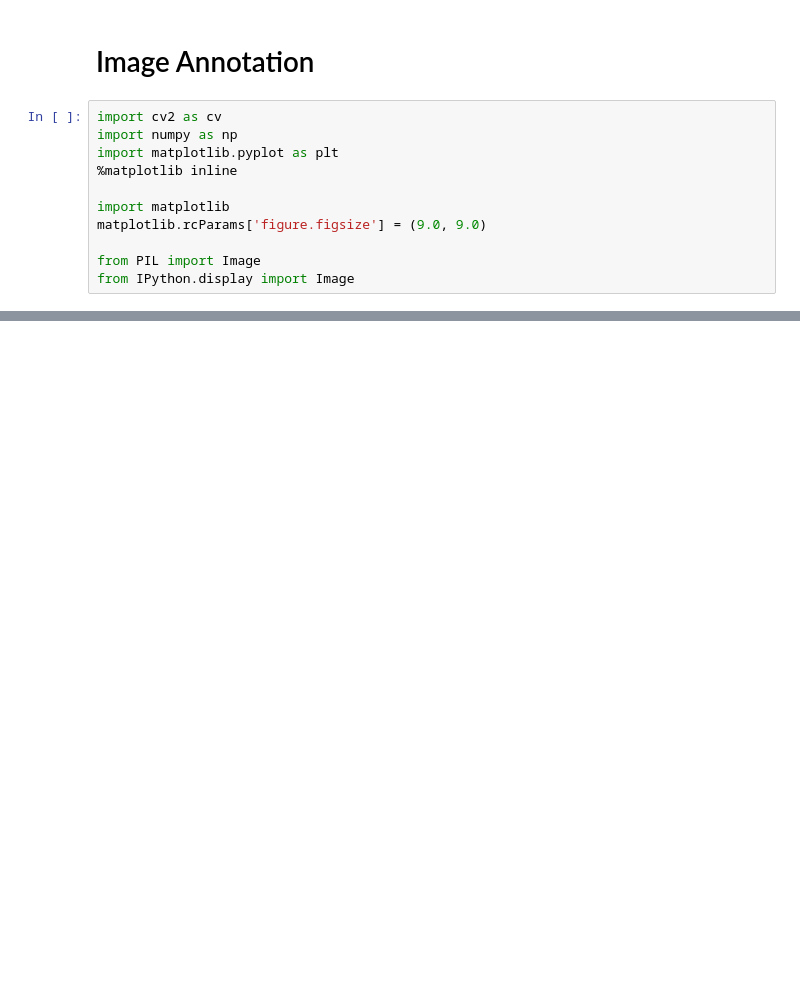
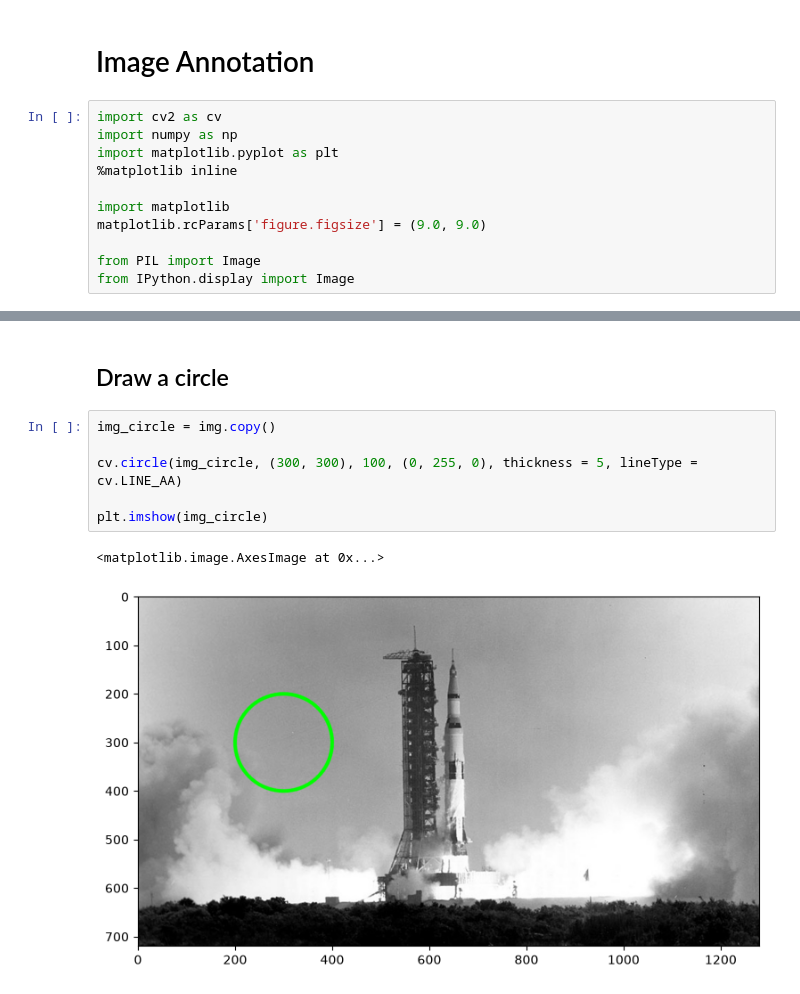
Before and after one commit to qzgeorget/2026-27-prep, a Jupyter notebook: OpenCVBootcamp/Notebooks/Image_Annotation.ipynb, the cells around one changed output, grey strips where cells are left out. Cells and saved outputs as stored; diff of their text form; blank space fills up the shorter version.

```diff
--- a/OpenCVBootcamp/Notebooks/Image_Annotation.ipynb
+++ b/OpenCVBootcamp/Notebooks/Image_Annotation.ipynb
@@ -21,0 +34,11 @@ plt.imshow(img)
+# %% [markdown]
+## Draw a circle
+# %%
+img_circle = img.copy()
+
+cv.circle(img_circle, (300, 300), 100, (0, 255, 0), thickness = 5, lineType = cv.LINE_AA)
+
+plt.imshow(img_circle)
+# %% [output]
+<matplotlib.image.AxesImage at 0x...>
+[figure, added]
```
Also changed, not shown: parts of 7 cells of this notebook, 7 other files.
